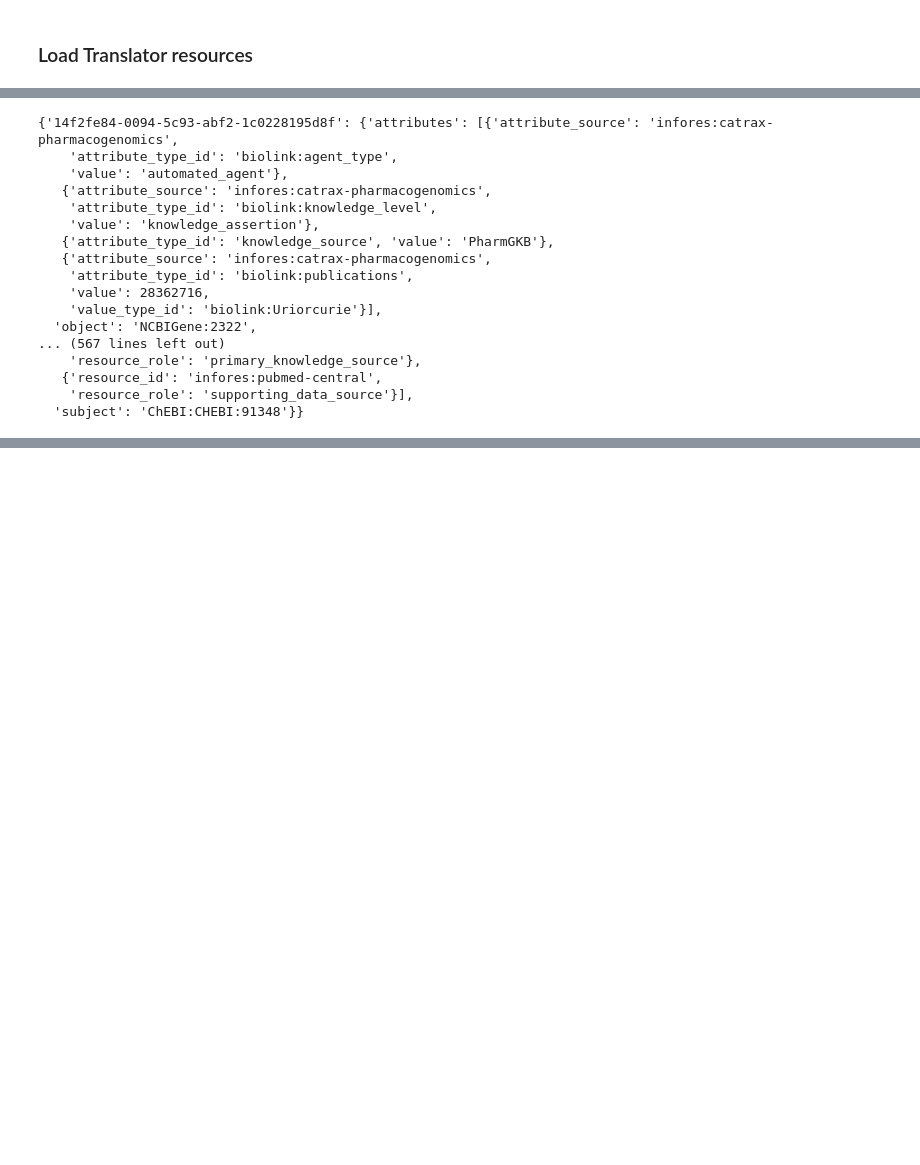
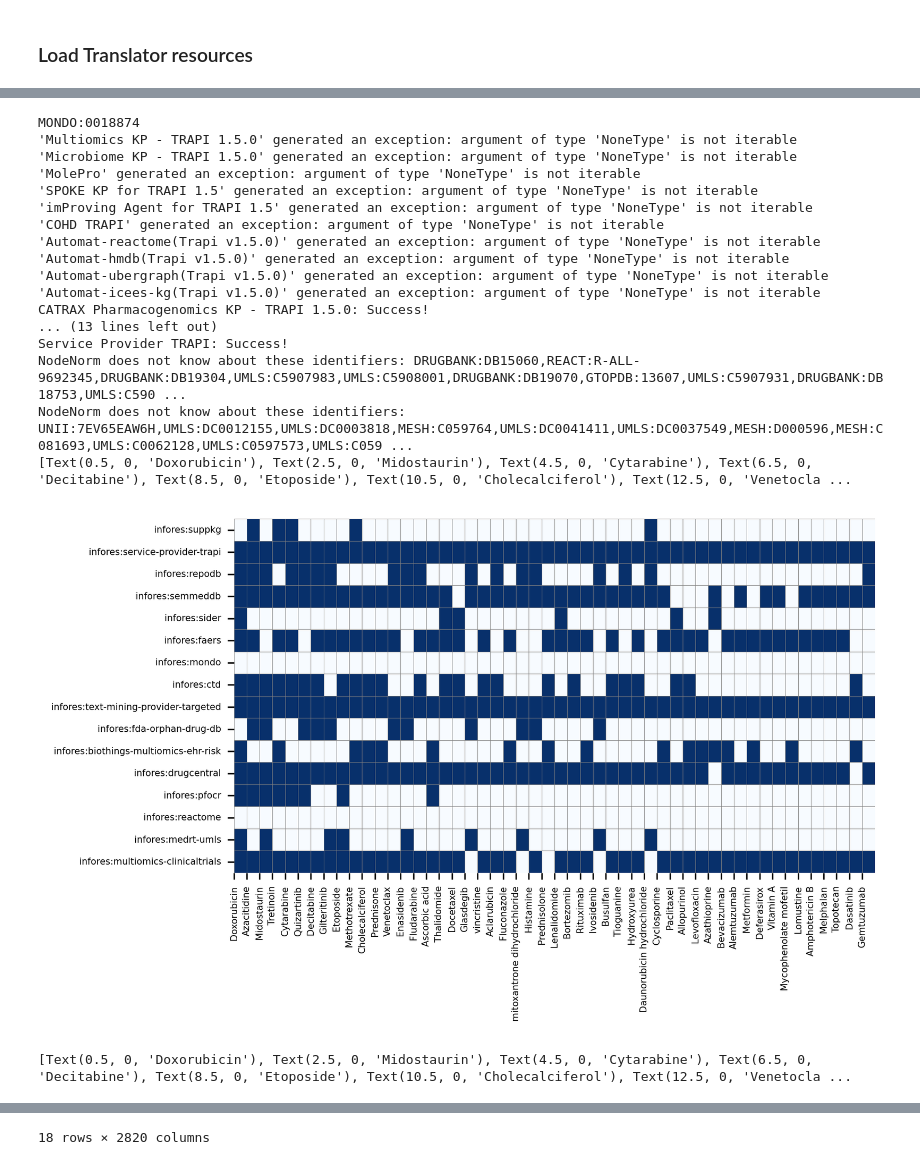
Before and after one commit to sierra-moxon/Translator_component_toolkit, a Jupyter notebook: notebooks/Connection_finder.ipynb, the cells around one changed output, grey strips where cells are left out. Drawn from its saved outputs; the diff is of its cells as text; code cells hidden in the pictures; blank space fills up the shorter version.

Commit message:
revise connection_finder

```diff
--- a/notebooks/Connection_finder.ipynb
+++ b/notebooks/Connection_finder.ipynb
@@ -92,20 +84,44 @@ NodeNorm does not know about these identifiers: UNII:IZR558KO53,UNII:L4D9X59F34,
-# %%
-result
-# %% [output]
-{'14f2fe84-0094-5c93-abf2-1c0228195d8f': {'attributes': [{'attribute_source': 'infores:catrax-pharmacogenomics',
-    'attribute_type_id': 'biolink:agent_type',
-    'value': 'automated_agent'},
-   {'attribute_source': 'infores:catrax-pharmacogenomics',
-    'attribute_type_id': 'biolink:knowledge_level',
-    'value': 'knowledge_assertion'},
-   {'attribute_type_id': 'knowledge_source', 'value': 'PharmGKB'},
-   {'attribute_source': 'infores:catrax-pharmacogenomics',
-    'attribute_type_id': 'biolink:publications',
-    'value': 28362716,
-    'value_type_id': 'biolink:Uriorcurie'}],
-  'object': 'NCBIGene:2322',
-... (567 lines left out)
-    'resource_role': 'primary_knowledge_source'},
-   {'resource_id': 'infores:pubmed-central',
-    'resource_role': 'supporting_data_source'}],
-  'subject': 'ChEBI:CHEBI:91348'}}
+# %%
+# select all APIs to use and a list of predicates to use
+selected_APIlist = list(APInames.keys())
+
+if len(selected_APIlist) == 0:
+    select_APIs = APInames
+else:
+    select_APIs = {k: APInames[k] for k in selected_APIlist if k in APInames}
+
+selected_metaKG = metaKG[metaKG['API'].isin(select_APIs.keys())]
+#print(select_APIs)
+#print(selected_metaKG.shape)
+
+
+input_node_id, result, result_parsed, result_ranked_by_primary_infores = TCT.Neiborhood_finder('AML',
+                                                                                            node2_categories = ['biolink:SmallMolecule', 'biolink:Drug', 'biolink:ChemicalEntity'],
+                                                                                            APInames = select_APIs,
+                                                                                            metaKG = selected_metaKG,
+                                                                                            API_predicates = API_predicates)
+
+# Visualize the results
+TCT.visulization_one_hop_ranking(result_ranked_by_primary_infores, result_parsed,
+                                num_of_nodes = 50, input_query = input_node_id,
+                                fontsize = 5)
+# %% [output]
+MONDO:0018874
+'Multiomics KP - TRAPI 1.5.0' generated an exception: argument of type 'NoneType' is not iterable
+'Microbiome KP - TRAPI 1.5.0' generated an exception: argument of type 'NoneType' is not iterable
+'MolePro' generated an exception: argument of type 'NoneType' is not iterable
+'SPOKE KP for TRAPI 1.5' generated an exception: argument of type 'NoneType' is not iterable
+'imProving Agent for TRAPI 1.5' generated an exception: argument of type 'NoneType' is not iterable
+'COHD TRAPI' generated an exception: argument of type 'NoneType' is not iterable
+'Automat-reactome(Trapi v1.5.0)' generated an exception: argument of type 'NoneType' is not iterable
+'Automat-hmdb(Trapi v1.5.0)' generated an exception: argument of type 'NoneType' is not iterable
+'Automat-ubergraph(Trapi v1.5.0)' generated an exception: argument of type 'NoneType' is not iterable
+'Automat-icees-kg(Trapi v1.5.0)' generated an exception: argument of type 'NoneType' is not iterable
+CATRAX Pharmacogenomics KP - TRAPI 1.5.0: Success!
+... (13 lines left out)
+Service Provider TRAPI: Success!
+NodeNorm does not know about these identifiers: DRUGBANK:DB15060,REACT:R-ALL-9692345,DRUGBANK:DB19304,UMLS:C5907983,UMLS:C5908001,DRUGBANK:DB19070,GTOPDB:13607,UMLS:C5907931,DRUGBANK:DB18753,UMLS:C590 ...
+NodeNorm does not know about these identifiers: UNII:7EV65EAW6H,UMLS:DC0012155,UMLS:DC0003818,MESH:C059764,UMLS:DC0041411,UMLS:DC0037549,MESH:D000596,MESH:C081693,UMLS:C0062128,UMLS:C0597573,UMLS:C059 ...
+[Text(0.5, 0, 'Doxorubicin'), Text(2.5, 0, 'Midostaurin'), Text(4.5, 0, 'Cytarabine'), Text(6.5, 0, 'Decitabine'), Text(8.5, 0, 'Etoposide'), Text(10.5, 0, 'Cholecalciferol'), Text(12.5, 0, 'Venetocla ...
+[figure, added]
+[Text(0.5, 0, 'Doxorubicin'), Text(2.5, 0, 'Midostaurin'), Text(4.5, 0, 'Cytarabine'), Text(6.5, 0, 'Decitabine'), Text(8.5, 0, 'Etoposide'), Text(10.5, 0, 'Cholecalciferol'), Text(12.5, 0, 'Venetocla ...
@@ -112,2 +146,3 @@ result
+18 rows × 2820 columns
 # %%
 # End of the example
```
Also changed, not shown: parts of 7 cells of this notebook.
